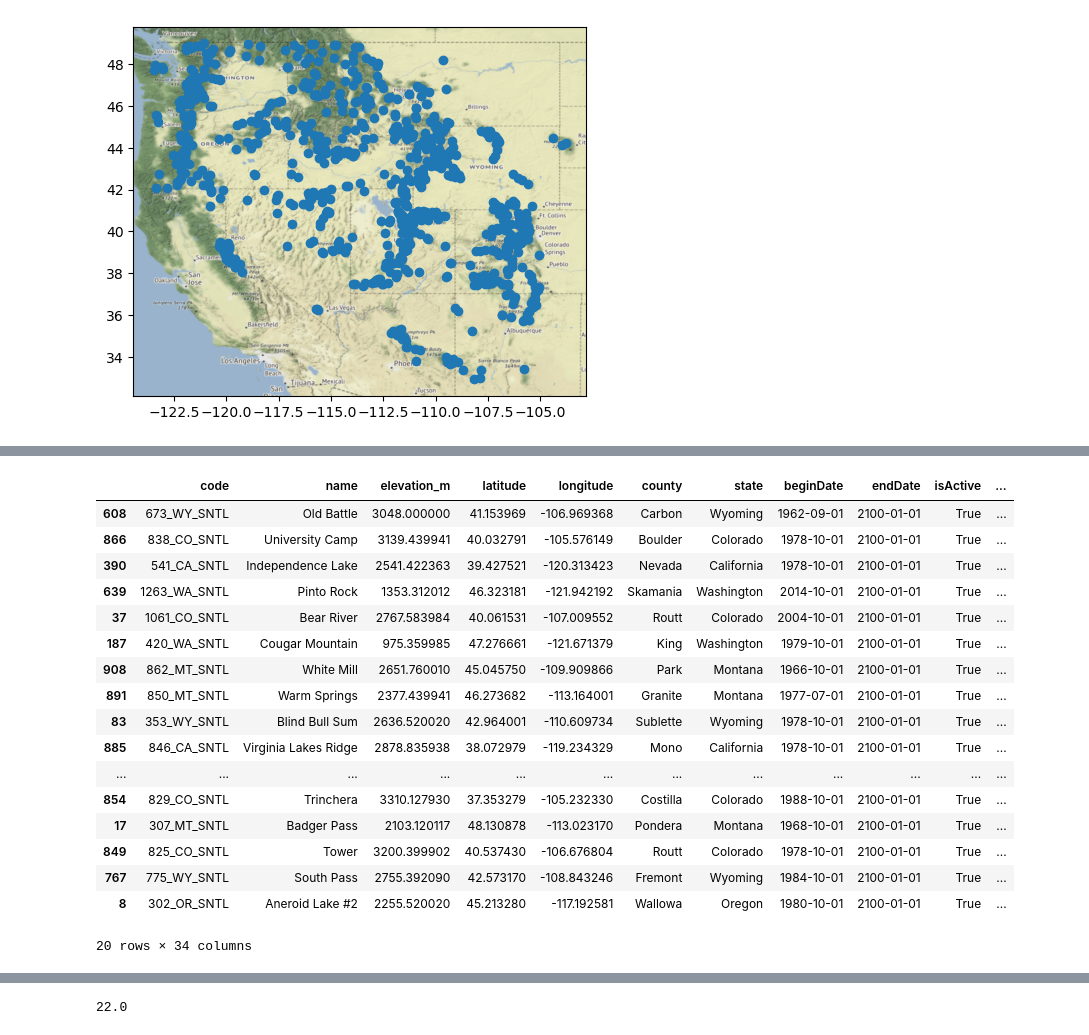
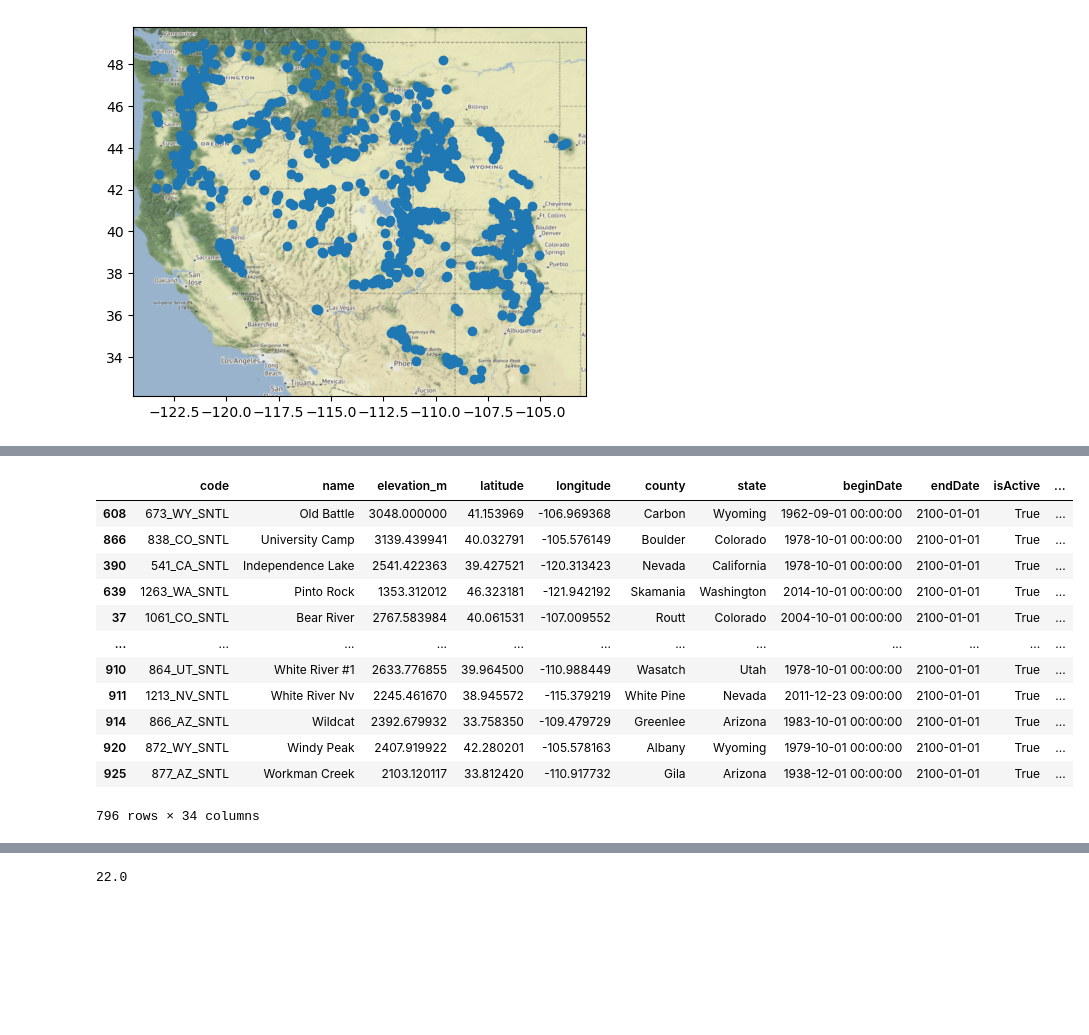
Before and after one commit to egagli/sar_snowmelt_timing, a Jupyter notebook: examples/snotel_sar_snowmelt_comparison.ipynb, the cells around one changed output, grey strips where cells are left out. Cells and saved outputs as stored; diff of their text form; code cells hidden in the pictures; blank space fills up the shorter version.

Commit message:
update snotel sar comparison

```diff
--- a/examples/snotel_sar_snowmelt_comparison.ipynb
+++ b/examples/snotel_sar_snowmelt_comparison.ipynb
@@ -84,6 +74,28 @@ for i,row in tqdm(snotel_gf.iterrows()):
     #for date in dates.index.values:
     #    date_index.append(f'max_swe_{date}')
     #snotel_gf = snotel_gf.loc[i,iter(date_index)] = dates.loc[2015:2022]
-# %%
-for year in years:
-    snotel_gf[f'max_swe_{year}'] = pd.to_datetime(snotel_gf[f'max_swe_{year}']).dt.dayofyear
+# %%
+%%time
+my_file = Path("snotel_gf.geojson")
+if my_file.is_file():
+    snotel_gf = gpd.read_file('snotel_gf.geojson')
+else:
+    for i,row in tqdm(snotel_gf.iterrows()):
+        try:
+            snotel_data = pd.read_parquet(f'https://github.com/scottyhq/snotel/raw/main/parquet/{row.code}.parquet').loc[slice(f'{years[0]}-01-01',f'{years[-1]}-12-31')]
+            snotel_data = snotel_data[(snotel_data.index.month>1)&(snotel_data.index.month<10)]
+
+            dates = snotel_data.groupby(snotel_data.index.year).idxmax()['WTEQ']
+            dates = dates[dates.notna()]
+        #print(dates)
+            #if len(dates)==len(years):
+            #    snotel_gf.loc[i,max_swe_years] = dates.values
+            for year in [date for date in dates.index]:
+                snotel_gf.loc[i,f'max_swe_{year}'] = int(dates.dt.dayofyear[year])
+        except:
+            pass
+
+        #for year in years:
+        #    snotel_gf[f'max_swe_{year}'] = pd.to_datetime(snotel_gf[f'max_swe_{year}']).dt.dayofyear
+
+    snotel_gf.to_file("snotel_gf.geojson", driver='GeoJSON')
@@ -94,7 +111,7 @@ buffer = 2000 # at 1000m with 2015 excluded, medians of medians at 38 days, with
 # 27 days new method 500m method, 22.0 with 1000m new new method, 23.5 with 500m new new method, 22.0 with 2000m
 snotel_gf = gpd.GeoDataFrame(snotel_gf,geometry=snotel_gf.buffer(buffer))
 # %%
-sas_token = "se=2023-02-27T21%3A29Z&sp=racwdl&sv=2018-11-09&sr=c&skoid=b4d39ccb-ca9c-4e9d-a183-5e0f3ba3e609&sktid=f6b6dd5b-f02f-441a-99a0-162ac5060bd2&skt=2023-02-20T21%3A30%3A01Z&ske=2023-02-27T21%3A29%3A00Z&sks=b&skv=2018-11-09&sig=p0mG2aPIjQaBOhBFGGf%2BnGJLZhsarSAn2zoWfB0zxMA%3D"
+sas_token = 'se=2023-03-06T02%3A45Z&sp=racwdl&sv=2018-11-09&sr=c&skoid=b4d39ccb-ca9c-4e9d-a183-5e0f3ba3e609&sktid=f6b6dd5b-f02f-441a-99a0-162ac5060bd2&skt=2023-02-27T23%3A04%3A11Z&ske=2023-03-06T02%3A45%3A00Z&sks=b&skv=2018-11-09&sig=foscauRfnuTGG//8wOeOu%2BFBoa5IuYUDnYIrqu%2BBzuQ%3D'
 tile_names = [tile[-5:] for tile in adlfs.AzureBlobFileSystem(account_name="snowmelt", credential=sas_token, anon=False).ls('snowmelt/eric/MGRS/')]
 # %%
 stats=['count', 'min', 'max', 'mean', 'median', 'std']
@@ -122,24 +157,19 @@ for year in years:
 snotel_gf['median_offset'] = snotel_gf[snotel_gf.columns[pd.Series(snotel_gf.columns).str.startswith('offset')]].abs().median(axis=1)
 snotel_gf['mean_offset'] = snotel_gf[snotel_gf.columns[pd.Series(snotel_gf.columns).str.startswith('offset')]].abs().mean(axis=1)
 # %%
-snotel_gf.sort_values('mean_offset').head(20)
+snotel_gf.sort_values('mean_offset')#.head(20)
 #snotel_gf.sort_values('median_offset').head(20)
 # %% [output]
 |  | code | name | elevation_m | latitude | longitude | county | state | beginDate | endDate | isActive | ... |
-| 608 | 673_WY_SNTL | Old Battle | 3048.000000 | 41.153969 | -106.969368 | Carbon | Wyoming | 1962-09-01 | 2100-01-01 | True | ... |
-| 866 | 838_CO_SNTL | University Camp | 3139.439941 | 40.032791 | -105.576149 | Boulder | Colorado | 1978-10-01 | 2100-01-01 | True | ... |
-| 390 | 541_CA_SNTL | Independence Lake | 2541.422363 | 39.427521 | -120.313423 | Nevada | California | 1978-10-01 | 2100-01-01 | True | ... |
-| 639 | 1263_WA_SNTL | Pinto Rock | 1353.312012 | 46.323181 | -121.942192 | Skamania | Washington | 2014-10-01 | 2100-01-01 | True | ... |
-| 37 | 1061_CO_SNTL | Bear River | 2767.583984 | 40.061531 | -107.009552 | Routt | Colorado | 2004-10-01 | 2100-01-01 | True | ... |
-| 187 | 420_WA_SNTL | Cougar Mountain | 975.359985 | 47.276661 | -121.671379 | King | Washington | 1979-10-01 | 2100-01-01 | True | ... |
-| 908 | 862_MT_SNTL | White Mill | 2651.760010 | 45.045750 | -109.909866 | Park | Montana | 1966-10-01 | 2100-01-01 | True | ... |
-| 891 | 850_MT_SNTL | Warm Springs | 2377.439941 | 46.273682 | -113.164001 | Granite | Montana | 1977-07-01 | 2100-01-01 | True | ... |
-| 83 | 353_WY_SNTL | Blind Bull Sum | 2636.520020 | 42.964001 | -110.609734 | Sublette | Wyoming | 1978-10-01 | 2100-01-01 | True | ... |
-| 885 | 846_CA_SNTL | Virginia Lakes Ridge | 2878.835938 | 38.072979 | -119.234329 | Mono | California | 1978-10-01 | 2100-01-01 | True | ... |
+| 608 | 673_WY_SNTL | Old Battle | 3048.000000 | 41.153969 | -106.969368 | Carbon | Wyoming | 1962-09-01 00:00:00 | 2100-01-01 | True | ... |
+| 866 | 838_CO_SNTL | University Camp | 3139.439941 | 40.032791 | -105.576149 | Boulder | Colorado | 1978-10-01 00:00:00 | 2100-01-01 | True | ... |
+| 390 | 541_CA_SNTL | Independence Lake | 2541.422363 | 39.427521 | -120.313423 | Nevada | California | 1978-10-01 00:00:00 | 2100-01-01 | True | ... |
+| 639 | 1263_WA_SNTL | Pinto Rock | 1353.312012 | 46.323181 | -121.942192 | Skamania | Washington | 2014-10-01 00:00:00 | 2100-01-01 | True | ... |
+| 37 | 1061_CO_SNTL | Bear River | 2767.583984 | 40.061531 | -107.009552 | Routt | Colorado | 2004-10-01 00:00:00 | 2100-01-01 | True | ... |
 | ... | ... | ... | ... | ... | ... | ... | ... | ... | ... | ... | ... |
-| 854 | 829_CO_SNTL | Trinchera | 3310.127930 | 37.353279 | -105.232330 | Costilla | Colorado | 1988-10-01 | 2100-01-01 | True | ... |
-| 17 | 307_MT_SNTL | Badger Pass | 2103.120117 | 48.130878 | -113.023170 | Pondera | Montana | 1968-10-01 | 2100-01-01 | True | ... |
-| 849 | 825_CO_SNTL | Tower | 3200.399902 | 40.537430 | -106.676804 | Routt | Colorado | 1978-10-01 | 2100-01-01 | True | ... |
-| 767 | 775_WY_SNTL | South Pass | 2755.392090 | 42.573170 | -108.843246 | Fremont | Wyoming | 1984-10-01 | 2100-01-01 | True | ... |
-| 8 | 302_OR_SNTL | Aneroid Lake #2 | 2255.520020 | 45.213280 | -117.192581 | Wallowa | Oregon | 1980-10-01 | 2100-01-01 | True | ... |
+| 910 | 864_UT_SNTL | White River #1 | 2633.776855 | 39.964500 | -110.988449 | Wasatch | Utah | 1978-10-01 00:00:00 | 2100-01-01 | True | ... |
+| 911 | 1213_NV_SNTL | White River Nv | 2245.461670 | 38.945572 | -115.379219 | White Pine | Nevada | 2011-12-23 09:00:00 | 2100-01-01 | True | ... |
+| 914 | 866_AZ_SNTL | Wildcat | 2392.679932 | 33.758350 | -109.479729 | Greenlee | Arizona | 1983-10-01 00:00:00 | 2100-01-01 | True | ... |
+| 920 | 872_WY_SNTL | Windy Peak | 2407.919922 | 42.280201 | -105.578163 | Albany | Wyoming | 1979-10-01 00:00:00 | 2100-01-01 | True | ... |
+| 925 | 877_AZ_SNTL | Workman Creek | 2103.120117 | 33.812420 | -110.917732 | Gila | Arizona | 1938-12-01 00:00:00 | 2100-01-01 | True | ... |
-20 rows × 34 columns
+796 rows × 34 columns
```
Also changed, not shown: parts of 16 cells of this notebook.
